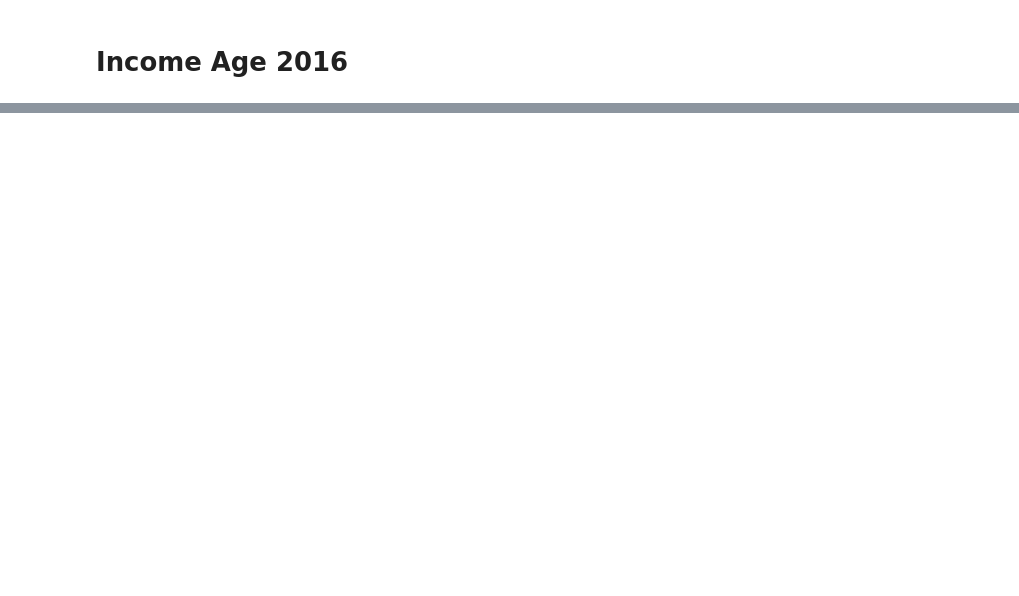
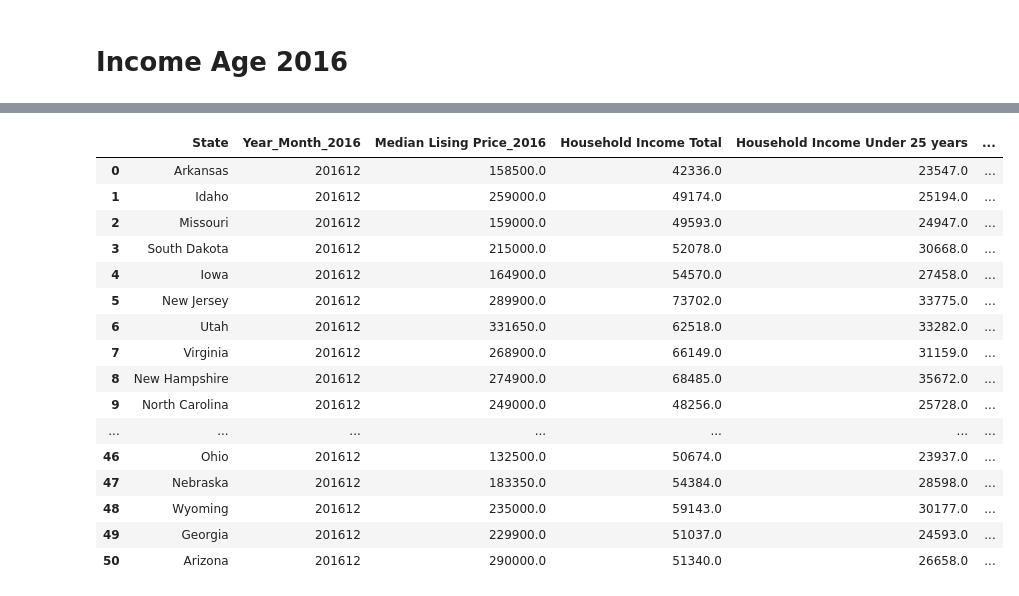
Before and after one commit to aalafa/group-project-1, a Jupyter notebook: Housing and Income Data/Income_Age_2016.ipynb, the cells around one changed output, grey strips where cells are left out. Saved outputs shown, nothing was run; the diff lists cells and outputs as text; code cells hidden in the pictures; blank space fills up the shorter version.

```diff
--- a/Housing and Income Data/Income_Age_2016.ipynb
+++ b/Housing and Income Data/Income_Age_2016.ipynb
@@ -81,0 +90,39 @@ Number of rows in the DataFrame: 52
+# %%
+income_age = pd.merge(income_age_2016, listing_prices, on=('State'), how='right')
+
+income_age = income_age[["State",
+                         "Year_Month_2016",
+                         "Median Lising Price_2016",
+                         "Household Income Total",
+                         "Household Income Under 25 years",
+                         "Household Income 25 to 44 years",
+                         "Household Income 45 to 64 years",
+                         "Household Income 65 years and over"
+                        ]]
+
+#income_age["Median Lising Price_2016"] = income_age["Median Lising Price_2016"].map("${:,.2f}".format)
+#income_age["Household Income Total"] = income_age["Household Income Total"].map("${:,.2f}".format)
+#income_age["Household Income Under 25 years"] = income_age["Household Income Under 25 years"].map("${:,.2f}".format)
+income_age["Household Income 25 to 44 years"] = income_age["Household Income 25 to 44 years"].map("${:,.2f}".format)
+income_age["Household Income 45 to 64 years"] = income_age["Household Income 45 to 64 years"].map("${:,.2f}".format)
+income_age["Household Income 65 years and over"] = income_age["Household Income 65 years and over"].map("${:,.2f}".format)
+
+income_age
+# %% [output]
+|  | State | Year_Month_2016 | Median Lising Price_2016 | Household Income Total | Household Income Under 25 years | ... |
+| 0 | Arkansas | 201612 | 158500.0 | 42336.0 | 23547.0 | ... |
+| 1 | Idaho | 201612 | 259000.0 | 49174.0 | 25194.0 | ... |
+| 2 | Missouri | 201612 | 159000.0 | 49593.0 | 24947.0 | ... |
+| 3 | South Dakota | 201612 | 215000.0 | 52078.0 | 30668.0 | ... |
+| 4 | Iowa | 201612 | 164900.0 | 54570.0 | 27458.0 | ... |
+| 5 | New Jersey | 201612 | 289900.0 | 73702.0 | 33775.0 | ... |
+| 6 | Utah | 201612 | 331650.0 | 62518.0 | 33282.0 | ... |
+| 7 | Virginia | 201612 | 268900.0 | 66149.0 | 31159.0 | ... |
+| 8 | New Hampshire | 201612 | 274900.0 | 68485.0 | 35672.0 | ... |
+| 9 | North Carolina | 201612 | 249000.0 | 48256.0 | 25728.0 | ... |
+| ... | ... | ... | ... | ... | ... | ... |
+| 46 | Ohio | 201612 | 132500.0 | 50674.0 | 23937.0 | ... |
+| 47 | Nebraska | 201612 | 183350.0 | 54384.0 | 28598.0 | ... |
+| 48 | Wyoming | 201612 | 235000.0 | 59143.0 | 30177.0 | ... |
+| 49 | Georgia | 201612 | 229900.0 | 51037.0 | 24593.0 | ... |
+| 50 | Arizona | 201612 | 290000.0 | 51340.0 | 26658.0 | ... |
```
Also changed, not shown: parts of 4 cells of this notebook, 7 other files.
